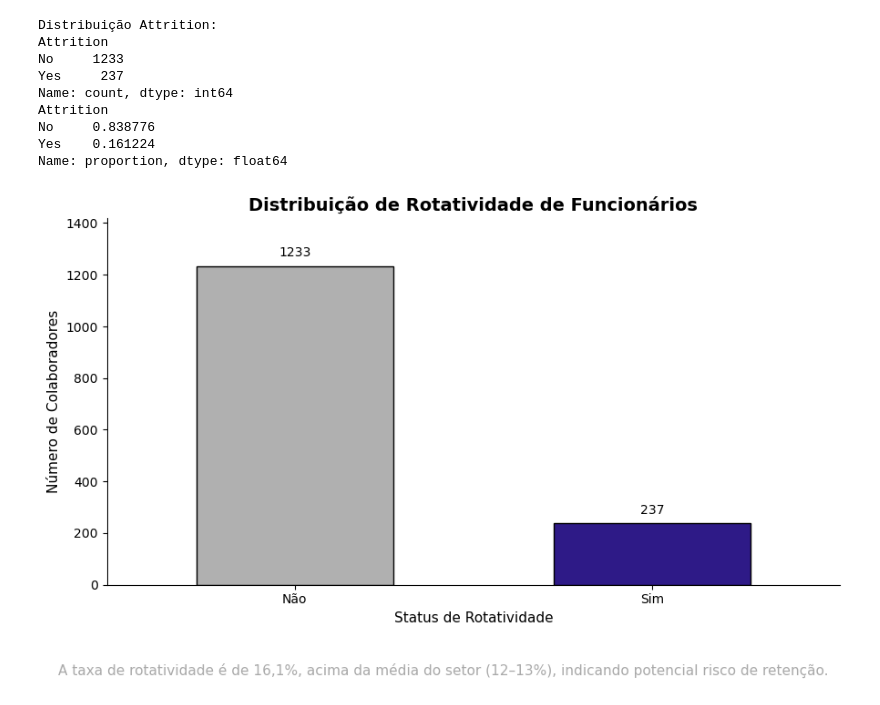
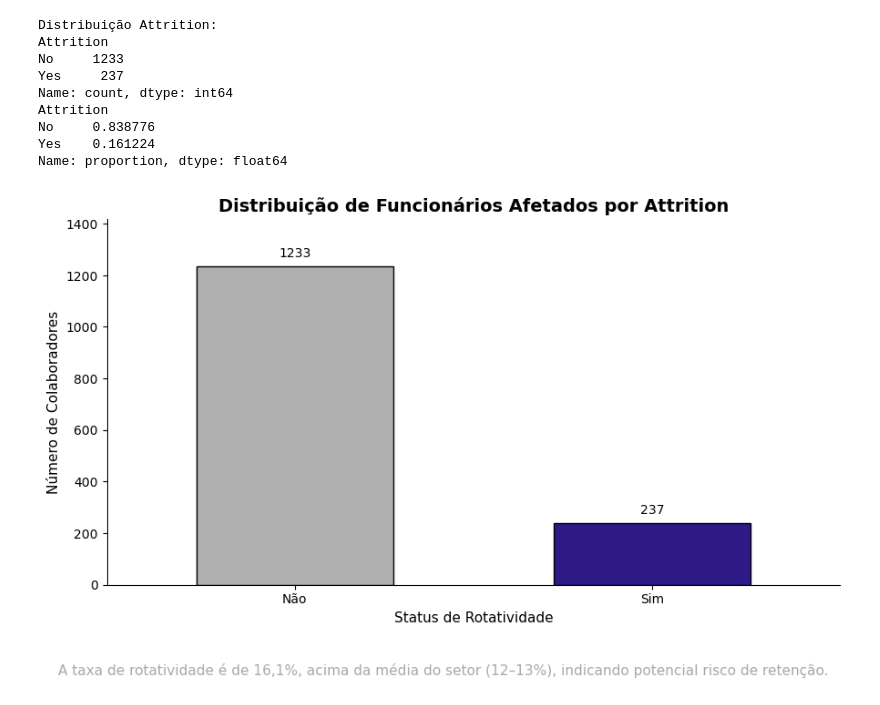
Before and after one commit to RafaelParraCoelho/Analise-Turnover-RH, a Jupyter notebook: notebooks/01_exploracao_inicial.ipynb, the cells around one changed output. Saved outputs shown, nothing was run; the diff lists cells and outputs as text; code cells hidden in the pictures.

```diff
--- a/notebooks/01_exploracao_inicial.ipynb
+++ b/notebooks/01_exploracao_inicial.ipynb
@@ -109,33 +109,33 @@ ax = counts.plot(
 )
 
 # Títulos e labels
-plt.title('Distribuição de Rotatividade de Funcionários', fontsize=14, weight='bold')
+plt.title('Distribuição de Funcionários Afetados por Attrition', fontsize=14, weight='bold')
 plt.xlabel('Status de Rotatividade', fontsize=11)
 plt.ylabel('Número de Colaboradores', fontsize=11)
 plt.figtext(
     0.5, -0.08,
    'A taxa de rotatividade é de 16,1%, acima da média do setor (12–13%), '
     'indicando potencial risco de retenção.',
     ha='center',
     fontsize=11,
     color='darkgray'
 )
 # 🔹 Aplicar labels traduzidos
 ax.set_xticklabels(labels_pt, rotation=0)
 
 # 🔹 Espaço no eixo Y
 max_value = counts.max()
 ax.set_ylim(0, max_value * 1.15)
 
 # 🔹 Valores acima das barras
 for i, v in enumerate(counts):
     ax.text(i, v + max_value * 0.03, str(v), ha='center', fontsize=10)
 
 # Design clean
 ax.spines['top'].set_visible(False)
 ax.spines['right'].set_visible(False)
 
 plt.tight_layout()
 plt.show()
 # %% [output]
-[figure, old version]
+[figure, new version]
```
